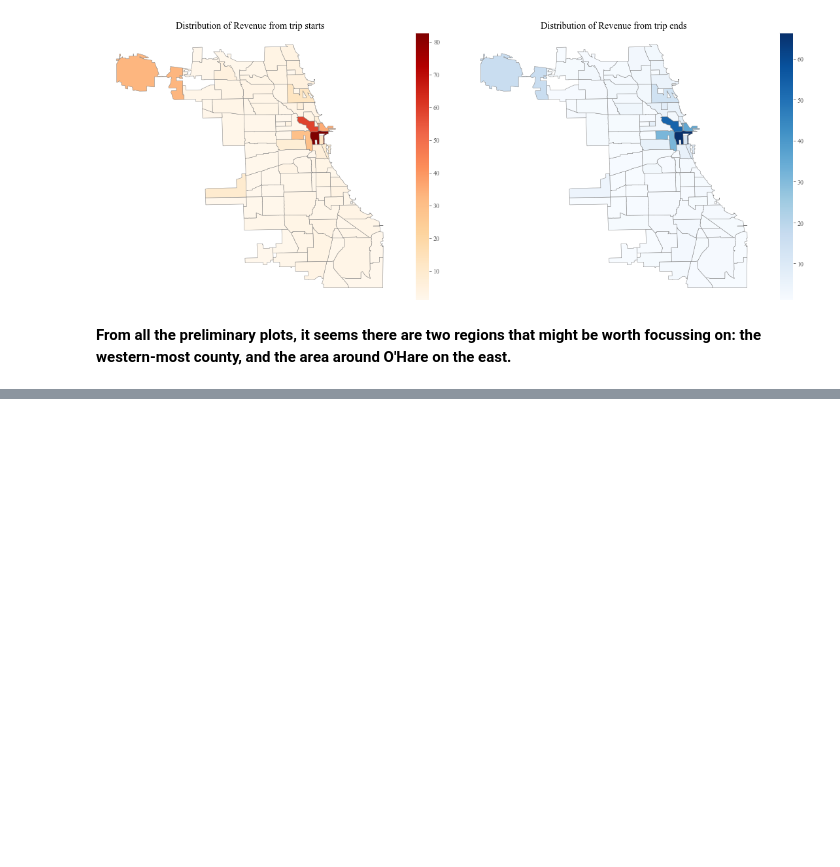
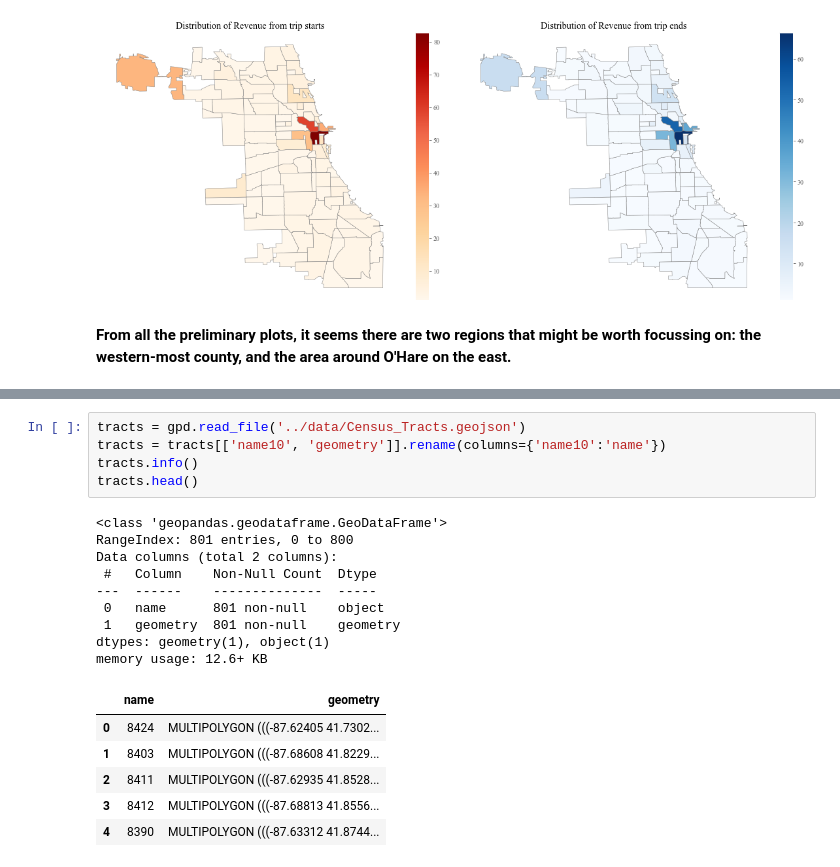
Before and after one commit to abhirup-ghosh/mobility_dataanalysis, a Jupyter notebook: notebooks/main.ipynb, the cells around one changed output, grey strips where cells are left out. Drawn from its saved outputs; the diff is of its cells as text; blank space fills up the shorter version.

```diff
--- a/notebooks/main.ipynb
+++ b/notebooks/main.ipynb
@@ -523,0 +535,21 @@ plt.tight_layout()
+# %%
+tracts = gpd.read_file('../data/Census_Tracts.geojson')
+tracts = tracts[['name10', 'geometry']].rename(columns={'name10':'name'})
+tracts.info()
+tracts.head()
+# %% [output]
+<class 'geopandas.geodataframe.GeoDataFrame'>
+RangeIndex: 801 entries, 0 to 800
+Data columns (total 2 columns):
+ #   Column    Non-Null Count  Dtype
+---  ------    --------------  -----
+ 0   name      801 non-null    object
+ 1   geometry  801 non-null    geometry
+dtypes: geometry(1), object(1)
+memory usage: 12.6+ KB
+|  | name | geometry |
+| 0 | 8424 | MULTIPOLYGON (((-87.62405 41.7302... |
+| 1 | 8403 | MULTIPOLYGON (((-87.68608 41.8229... |
+| 2 | 8411 | MULTIPOLYGON (((-87.62935 41.8528... |
+| 3 | 8412 | MULTIPOLYGON (((-87.68813 41.8556... |
+| 4 | 8390 | MULTIPOLYGON (((-87.63312 41.8744... |
```
Also changed, not shown: parts of 4 cells of this notebook.
